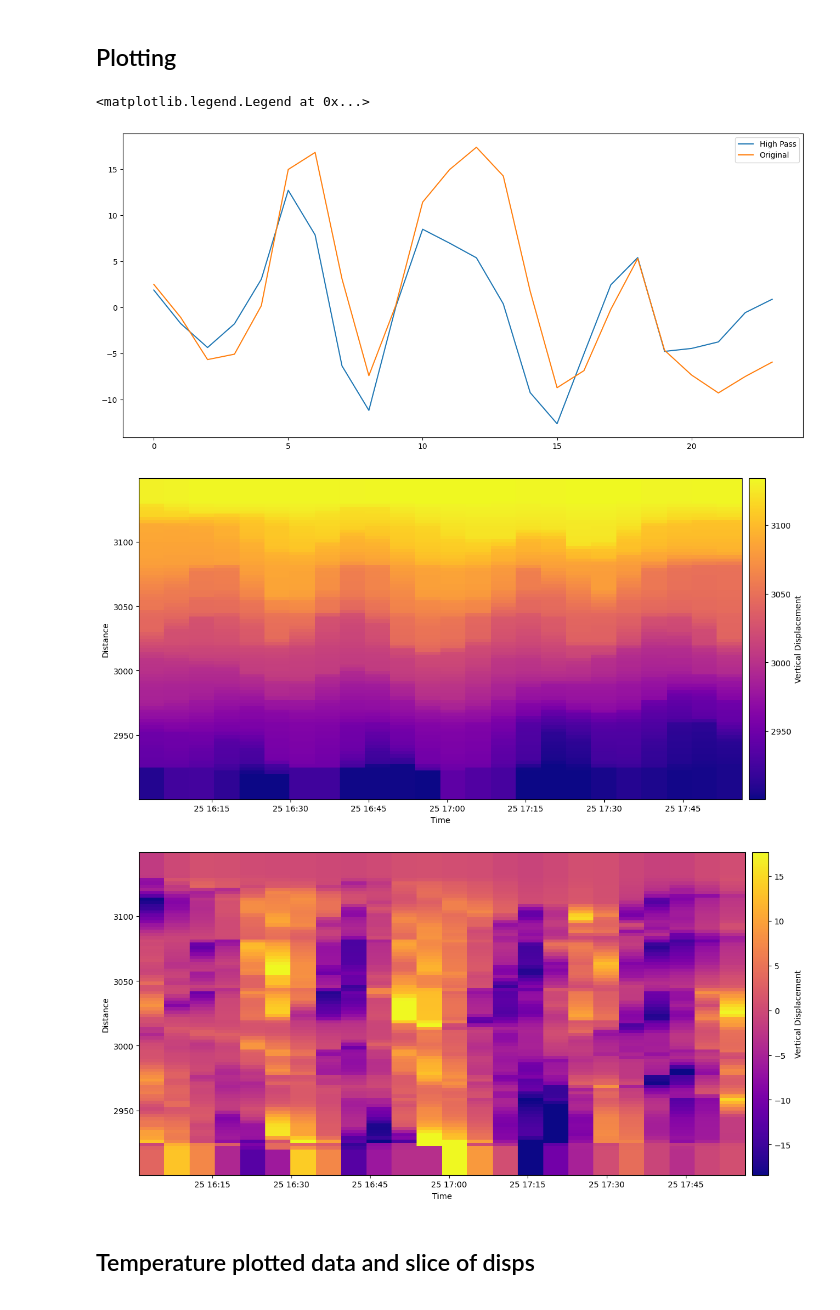
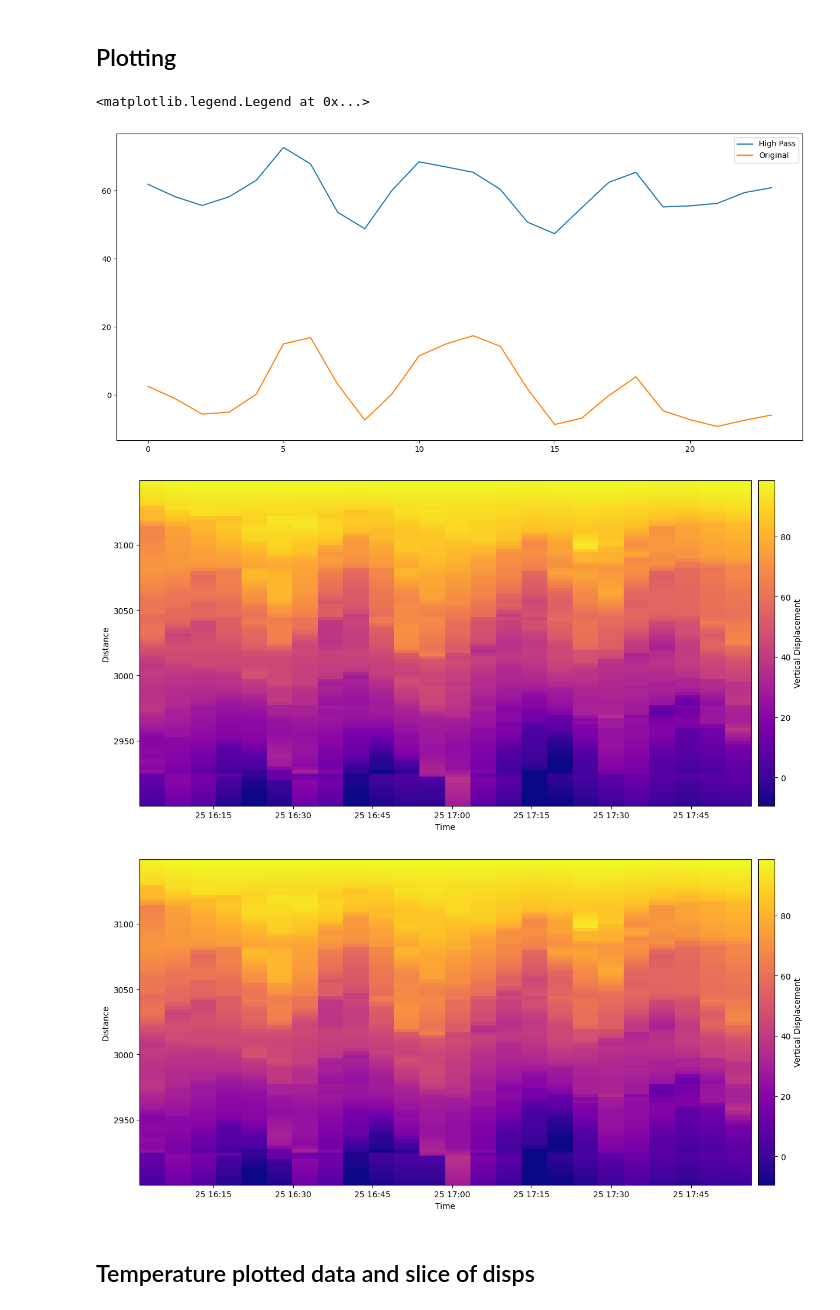
Before and after one commit to ericeberg3/UW_research, a Jupyter notebook: DTS_TG_SINDy.ipynb, the cells around one changed output. Cells and saved outputs as stored; diff of their text form; code cells hidden in the pictures.

```diff
--- a/DTS_TG_SINDy.ipynb
+++ b/DTS_TG_SINDy.ipynb
@@ -107,7 +107,6 @@ for i in range(len(contour_values)): contour_values_legend.append(str(contour_va
 
 contour_points = {}
 contour_points_arr = np.empty((len(contour_values), len(plot_times_zoomed)))
-contour_points_og = np.empty((len(contour_values), len(plot_times_zoomed)))
 # np.empty((len(contour_values), len(filtered_arr[:, 1])))
 nan_inds = {}
 real_inds = {}
@@ -137,16 +136,6 @@ for cv in contour_values:
     nan_inds[cvi] = np.array(nan_inds[cvi])
     real_inds[cvi] = np.array(real_inds[cvi])
 
-    contour_points_og[cvi] = contour_points_arr[cvi]
-    # print(np.all(np.diff(plot_times_zoomed_int[real_inds]) > 0))
-
-    # if(len(nan_inds) > 0):
-    #     contour_points_arr[cvi][nan_inds] = np.interp(plot_times_zoomed_int[nan_inds], np.array(contour_points[cv]['t']), contour_points[cv]['x'])
-
-    # f = scipy.interpolate.interp1d(plot_times_zoomed_int[real_inds], contour_points_arr[cvi][real_inds], kind= "slinear")
-    # try: contour_points_arr[cvi][nan_inds] = f(plot_times[nan_inds])
-    # except: print(nan_inds)
-    # contour_points_arr[cvi] = np.interp(plot_times_zoomed.astype('int64'), np.array(contour_points[cv]['t']).astype('int64'), contour_points[cv]['x'])
     cvi = cvi + 1
 
 contour_points_arr_interp = np.empty( (100, len(plot_times_zoomed)) )
@@ -157,7 +146,6 @@ for i in range(len(contour_points_arr[0, :])):
     real_inds = np.where(~np.isnan(contour_points_arr[:, i]))[0]
     contour_points_arr_interp[:, i] = np.interp(depths_interp, depths[real_inds], contour_points_arr[real_inds, i])
 
-
 # np.interp(xc, plot_dists_zoomed, filtered_arr[i, :])
 # %% [markdown]
 ## Plotting
@@ -170,7 +158,10 @@ filter = scipy.signal.butter(1, 0.5, 'hp', fs=5, output='sos', analog=False) # 5
 for i in range(len(contour_points_arr_interp[:, 0])):
     contours_high_pass = scipy.signal.sosfilt(filter, contour_points_arr_interp[i, :] - np.median(contour_points_arr_interp[i, :]))
     depths[i, :] = depths_interp[i]
-    displacements[i, :] = contours_high_pass #contour_points_arr_interp[i, :] - np.median(contour_points_arr_interp[i, :])   #  contours_high_pass
+    # displacements[i, :] = contour_points_arr_interp[i, :] - np.mean(contour_points_arr_interp[i, :])
+    displacements[i, :] = contours_high_pass + i #contour_points_arr_interp[i, :] - np.median(contour_points_arr_interp[i, :])   #  contours_high_pass
+
+# displacements = contour_points_arr_interp - np.median(contour_points_arr_interp)
 
 i = 60 # np.absolute(depths - 3027).argmin()
 # print(i)
@@ -183,31 +174,28 @@ ax.plot(contour_points_arr_interp[i, :] - np.median(contour_points_arr_interp[i,
 ax.legend(['High Pass', 'Original'])
 # %% [output]
 <matplotlib.legend.Legend at 0x...>
-[figure, old version]
+[figure, new version]
 # %%
 fig, ax = plt.subplots(figsize=(2.5*6.4,1.5*4.8))
 # for i in range(len(displacements[:, 0])): plt.plot(plot_times_zoomed, depths[i, :] + displacements[i, :])
 ddt = np.gradient(displacements, axis=1)
-im1 = ax.imshow(contour_points_arr_interp, origin='lower',
+im1 = ax.imshow(displacements, origin='lower',
            aspect='auto',
             extent=[plot_times_zoomed[0], plot_times_zoomed[-1],
                    plot_dists_zoomed[0], plot_dists_zoomed[-1]],
             cmap='plasma',
-            vmin=np.percentile(contour_points_arr_interp[~np.isnan(contour_points_arr_interp)],1),
-            vmax=np.percentile(contour_points_arr_interp[~np.isnan(contour_points_arr_interp)],99),
+            vmin=np.percentile(displacements[~np.isnan(displacements)],1),
+            vmax=np.percentile(displacements[~np.isnan(displacements)],99),
             )
 ax.set_ylabel('Distance')
 ax.set_xlabel('Time')
 # plt.legend(contour_values_legend)
 
 cbar = fig.colorbar(im1, pad=0.01)
 cbar.set_label('Vertical Displacement')
 plt.show()
-# plt.plot(datetime.datetime(*contour_points[contour_values[0]]['t']), contour_points[contour_values[0]]['x'], '.')
-# plt.plot(plot_times_zoomed[real_inds], contour_points_arr[0][real_inds], '.')
-# print(interpf(plot_times_zoomed_int[nan_inds]))
 # %% [output]
-[figure, old version]
+[figure, new version]
 # %%
 fig, ax = plt.subplots(figsize=(2.5*6.4,1.5*4.8))
 # for i in range(len(displacements[:, 0])): plt.plot(plot_times_zoomed, depths[i, :] + displacements[i, :])
@@ -227,11 +215,8 @@ ax.set_xlabel('Time')
 cbar = fig.colorbar(im1, pad=0.01)
 cbar.set_label('Vertical Displacement')
 plt.show()
-# plt.plot(datetime.datetime(*contour_points[contour_values[0]]['t']), contour_points[contour_values[0]]['x'], '.')
-# plt.plot(plot_times_zoomed[real_inds], contour_points_arr[0][real_inds], '.')
-# print(interpf(plot_times_zoomed_int[nan_inds]))
 # %% [output]
-[figure, old version]
+[figure, new version]
 # %% [markdown]
 ## Temperature plotted data and slice of disps
 # %%
```
Also changed, not shown: parts of 6 cells of this notebook, 1 other file.
